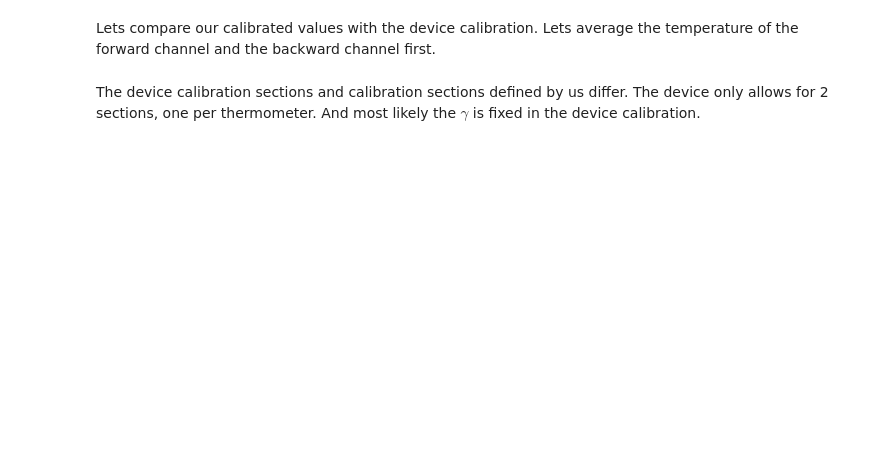
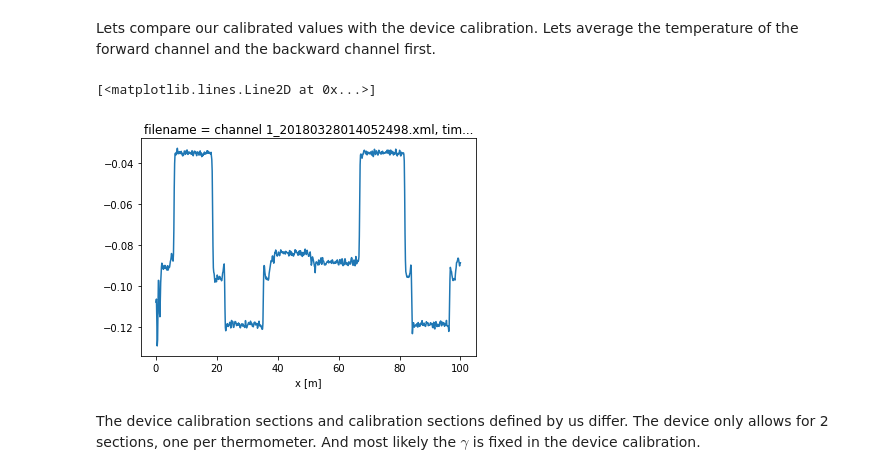
Before and after one commit to dtscalibration/python-dts-calibration, a Jupyter notebook: examples/notebooks/06Calibrate_double_ols.ipynb, the cells around one changed output. Cells and saved outputs as stored; diff of their text form; code cells hidden in the pictures; blank space fills up the shorter version.

```diff
--- a/examples/notebooks/06Calibrate_double_ols.ipynb
+++ b/examples/notebooks/06Calibrate_double_ols.ipynb
@@ -95,6 +101,9 @@ Lets compare our calibrated values with the device calibration. Lets average the
 # %%
 ds1['TMPAVG'] = (ds1.TMPF + ds1.TMPB) / 2
 ds1_diff = ds1.TMP - ds1.TMPAVG
-# ds1_diff.plot()
+ds1_diff.plot()
+# %% [output]
+[<matplotlib.lines.Line2D at 0x...>]
+[figure, added]
 # %% [markdown]
 The device calibration sections and calibration sections defined by us differ. The device only allows for 2 sections, one per thermometer. And most likely the $\gamma$ is fixed in the device calibration.
```
Also changed, not shown: parts of 3 cells of this notebook, 14 other files.
